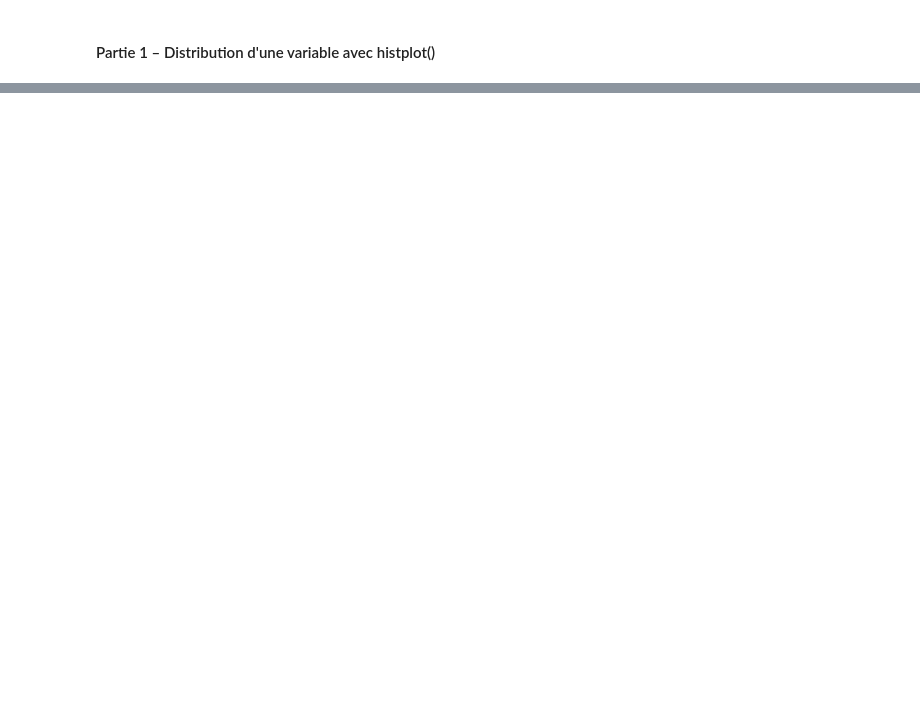
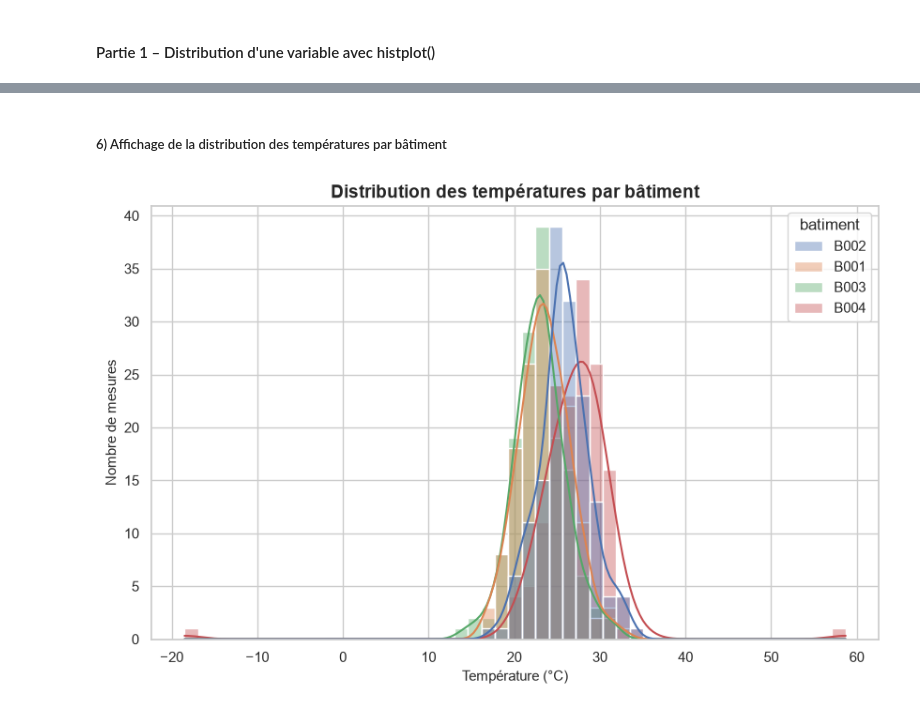
Before and after one commit to cheikhahmedtidiane/atelier_seaborn_iot, a Jupyter notebook: notebooks/atelier_seaborn_iot.ipynb, the cells around one changed output, grey strips where cells are left out. Drawn from its saved outputs; the diff is of its cells as text; code cells hidden in the pictures; blank space fills up the shorter version.

```diff
--- a/notebooks/atelier_seaborn_iot.ipynb
+++ b/notebooks/atelier_seaborn_iot.ipynb
@@ -64,0 +117,23 @@ df
+# %% [markdown]
+##### 6) Affichage de la distribution des températures par bâtiment
+# %%
+sns.set_theme(style="whitegrid")
+
+# Histogramme par bâtiment
+plt.figure(figsize=(10, 6))
+sns.histplot(
+    data=df,
+    x="temperature",
+    hue="batiment",    # Colore et sépare les données par bâtiment
+    kde=True,          # Ajoute les courbes de densité
+    multiple="layer",  # Superpose les graphiques (options: "stack" ou "dodge")
+    alpha=0.4          # Rend les barres transparentes pour voir les superpositions
+)
+
+plt.title("Distribution des températures par bâtiment", fontsize=14, fontweight="bold")
+plt.xlabel("Température (°C)", fontsize=11)
+plt.ylabel("Nombre de mesures", fontsize=11)
+
+plt.show()
+# %% [output]
+[figure, added]
```
Also changed, not shown: parts of 7 cells of this notebook.
